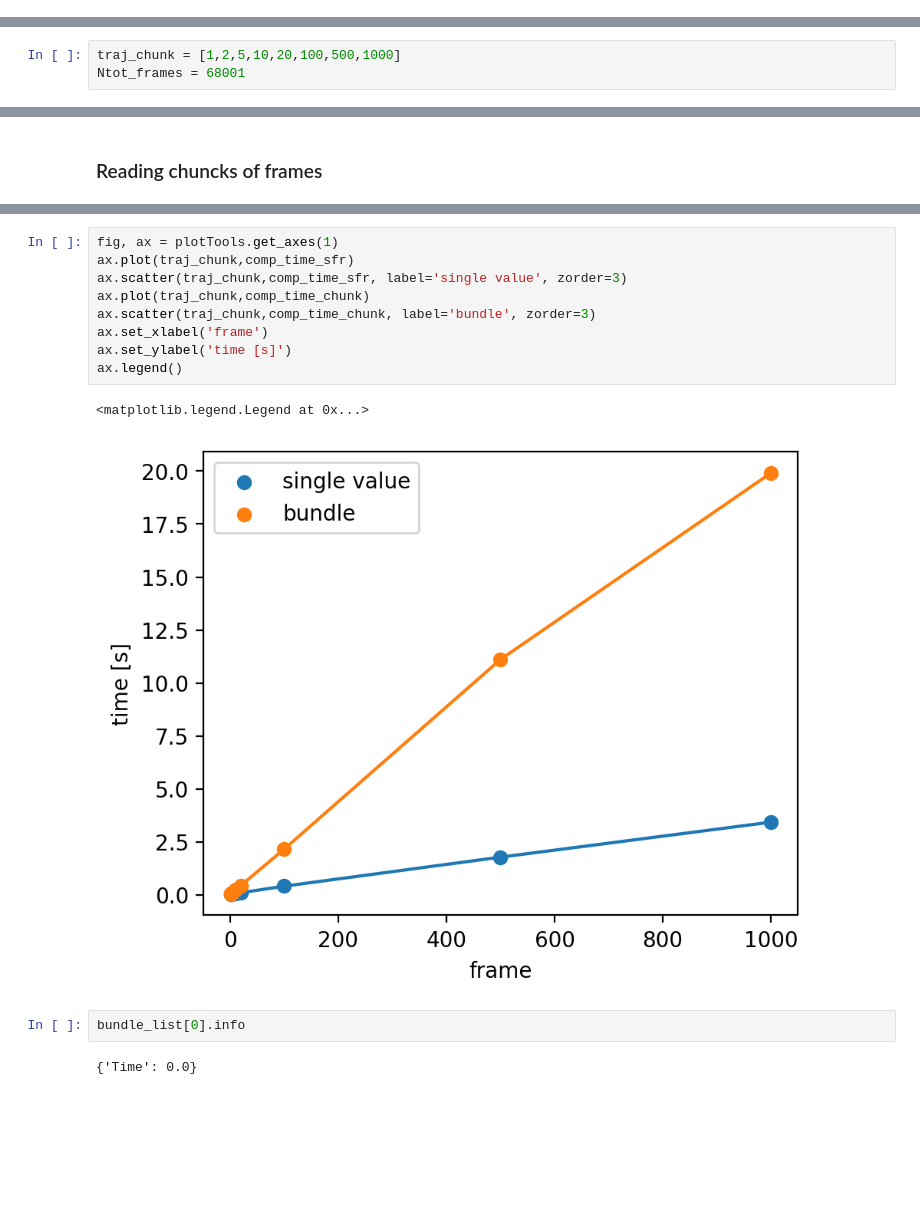
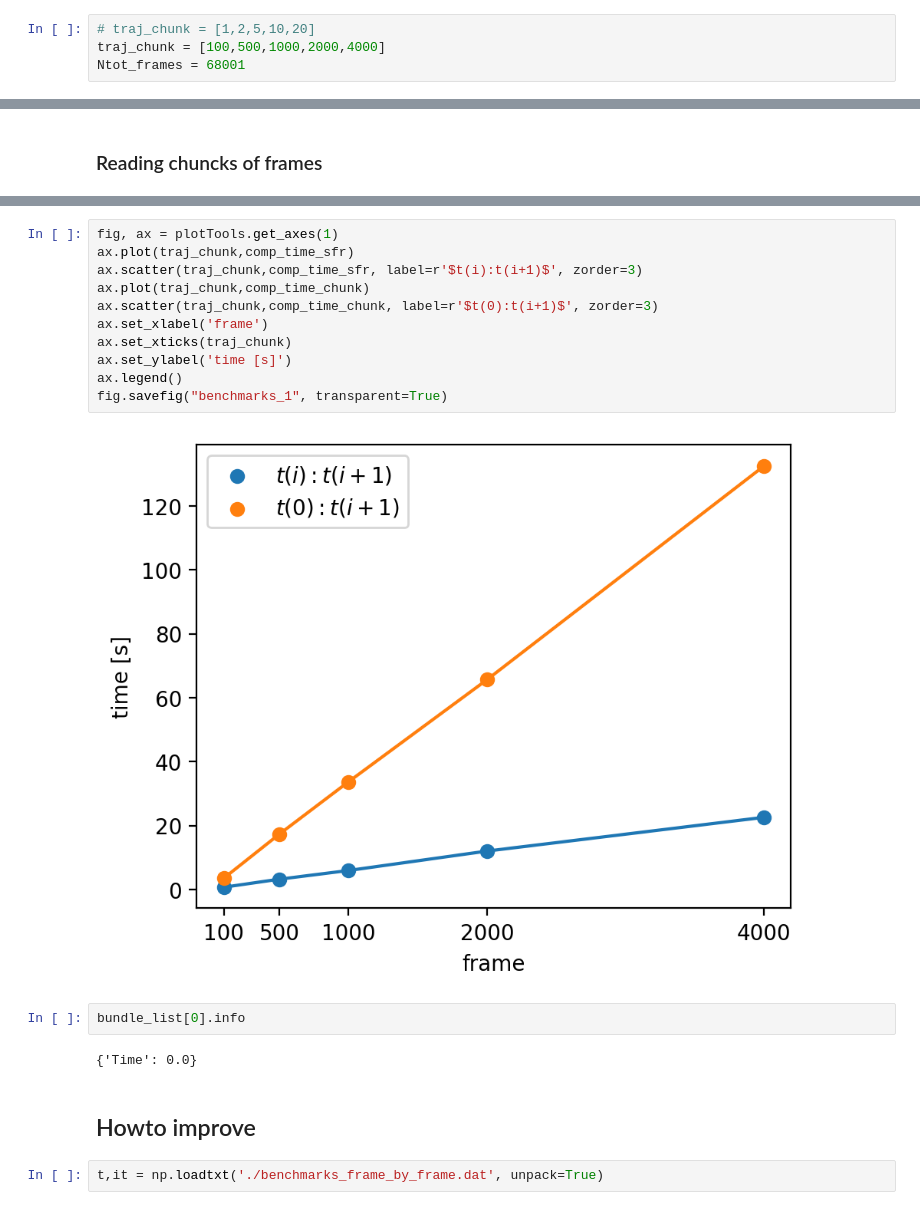
Before and after one commit to imagdau/MLanalysis, a Jupyter notebook: LiquidElectrolyte/1.dscr_analysis/some_benchmarks.ipynb, the cells around one changed output, grey strips where cells are left out. Cells and saved outputs as stored; diff of their text form; blank space fills up the shorter version.

Commit message:
added steps in the workflow and a little traj to run some tests

```diff
--- a/LiquidElectrolyte/1.dscr_analysis/some_benchmarks.ipynb
+++ b/LiquidElectrolyte/1.dscr_analysis/some_benchmarks.ipynb
@@ -23,3 +27,7 @@ from src import myTools, plotTools
+# %%
+# traj_chunk = [1,2,5,10,20]
+traj_chunk = [100,500,1000,2000,4000]
+Ntot_frames = 68001
 # %% [markdown]
 ## ASE - traj reader
 # %%
@@ -34,6 +42,3 @@ def timed_traj_reader(sys_traj, chunk, single_frame=False, verbose=True):
     if verbose:
         print(f'time={T}s')
     return traj_ , T
-# %%
-traj_chunk = [1,2,5,10,20,100,500,1000]
-Ntot_frames = 68001
@@ -110,16 +96,21 @@ time=19.87s
 # %%
 fig, ax = plotTools.get_axes(1)
 ax.plot(traj_chunk,comp_time_sfr)
-ax.scatter(traj_chunk,comp_time_sfr, label='single value', zorder=3)
+ax.scatter(traj_chunk,comp_time_sfr, label=r'$t(i):t(i+1)$', zorder=3)
 ax.plot(traj_chunk,comp_time_chunk)
-ax.scatter(traj_chunk,comp_time_chunk, label='bundle', zorder=3)
+ax.scatter(traj_chunk,comp_time_chunk, label=r'$t(0):t(i+1)$', zorder=3)
 ax.set_xlabel('frame')
+ax.set_xticks(traj_chunk)
 ax.set_ylabel('time [s]')
 ax.legend()
+fig.savefig("benchmarks_1", transparent=True)
 # %% [output]
-<matplotlib.legend.Legend at 0x...>
-[figure, old version]
+[figure, new version]
 # %%
 bundle_list[0].info
 # %% [output]
 {'Time': 0.0}
+# %% [markdown]
+## Howto improve
+# %%
+t,it = np.loadtxt('./benchmarks_frame_by_frame.dat', unpack=True)
```
Also changed, not shown: parts of 9 cells of this notebook, 16 other files.
